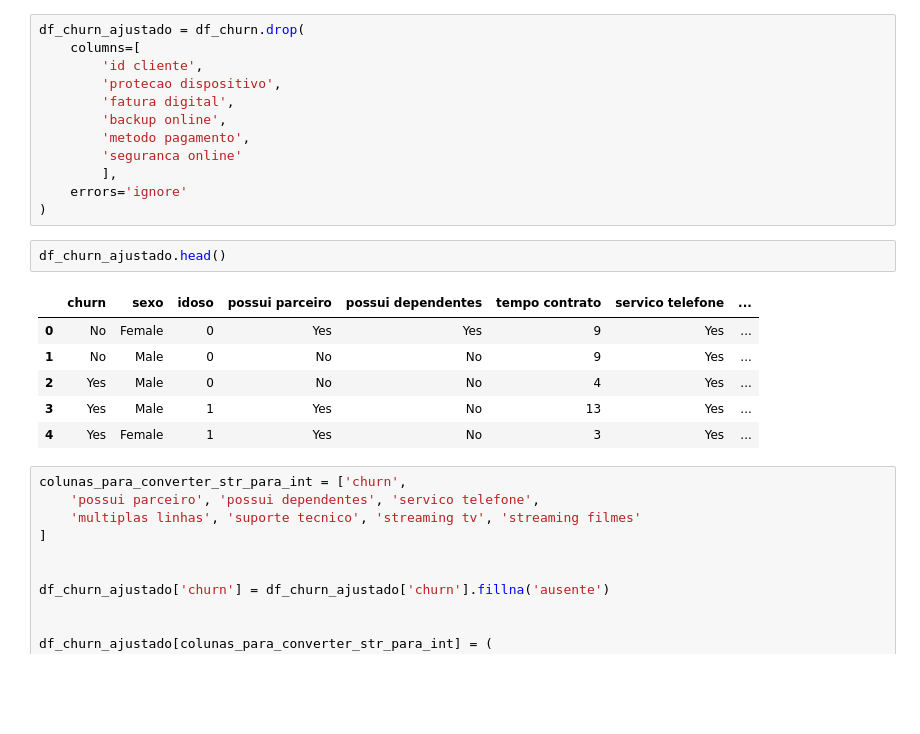
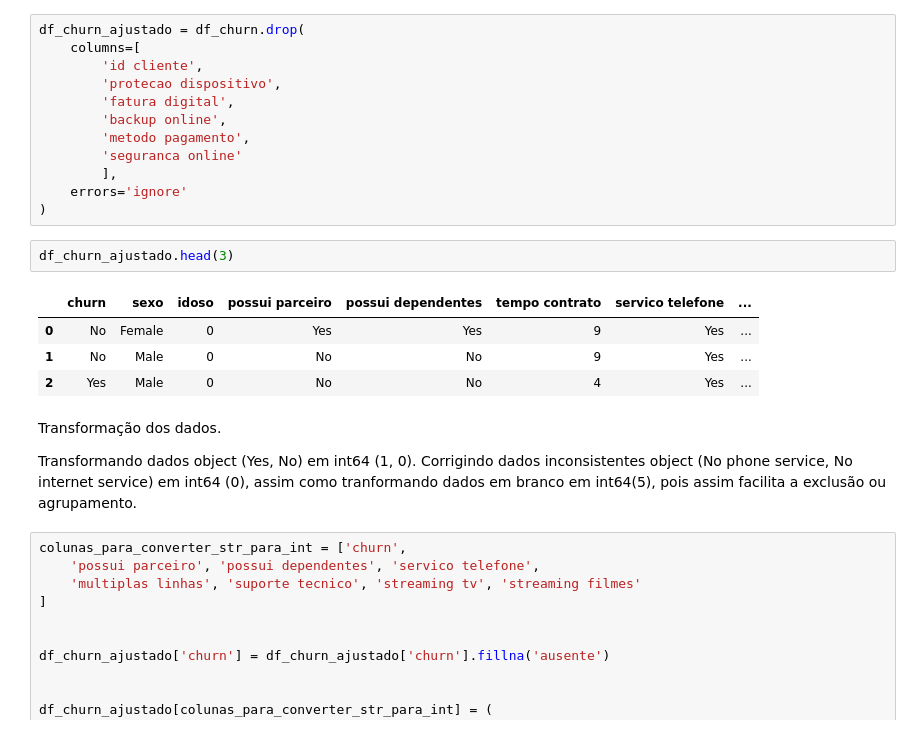
Before and after one commit to DaDosValle/telecomX_Churn, a Jupyter notebook: ETL_EDA_TELECOMX_27_12_2025.ipynb, the cells around one changed output. Cells and saved outputs as stored; diff of their text form; blank space fills up the shorter version.

```diff
--- a/ETL_EDA_TELECOMX_27_12_2025.ipynb
+++ b/ETL_EDA_TELECOMX_27_12_2025.ipynb
@@ -139,14 +158,16 @@ df_churn_ajustado = df_churn.drop(
     errors='ignore'
 )
 # %%
-df_churn_ajustado.head()
+df_churn_ajustado.head(3)
 # %% [output]
 |  | churn | sexo | idoso | possui parceiro | possui dependentes | tempo contrato | servico telefone | ... |
 | 0 | No | Female | 0 | Yes | Yes | 9 | Yes | ... |
 | 1 | No | Male | 0 | No | No | 9 | Yes | ... |
 | 2 | Yes | Male | 0 | No | No | 4 | Yes | ... |
-| 3 | Yes | Male | 1 | Yes | No | 13 | Yes | ... |
-| 4 | Yes | Female | 1 | Yes | No | 3 | Yes | ... |
+# %% [markdown]
+Transformação dos dados.
+
+Transformando dados object (Yes, No) em int64 (1, 0). Corrigindo dados inconsistentes object (No phone service, No internet service) em int64 (0), assim como tranformando dados em branco em int64(5), pois assim facilita a exclusão ou agrupamento.
 # %%
 colunas_para_converter_str_para_int = ['churn',
     'possui parceiro', 'possui dependentes', 'servico telefone',
```
Also changed, not shown: parts of 66 cells of this notebook.
